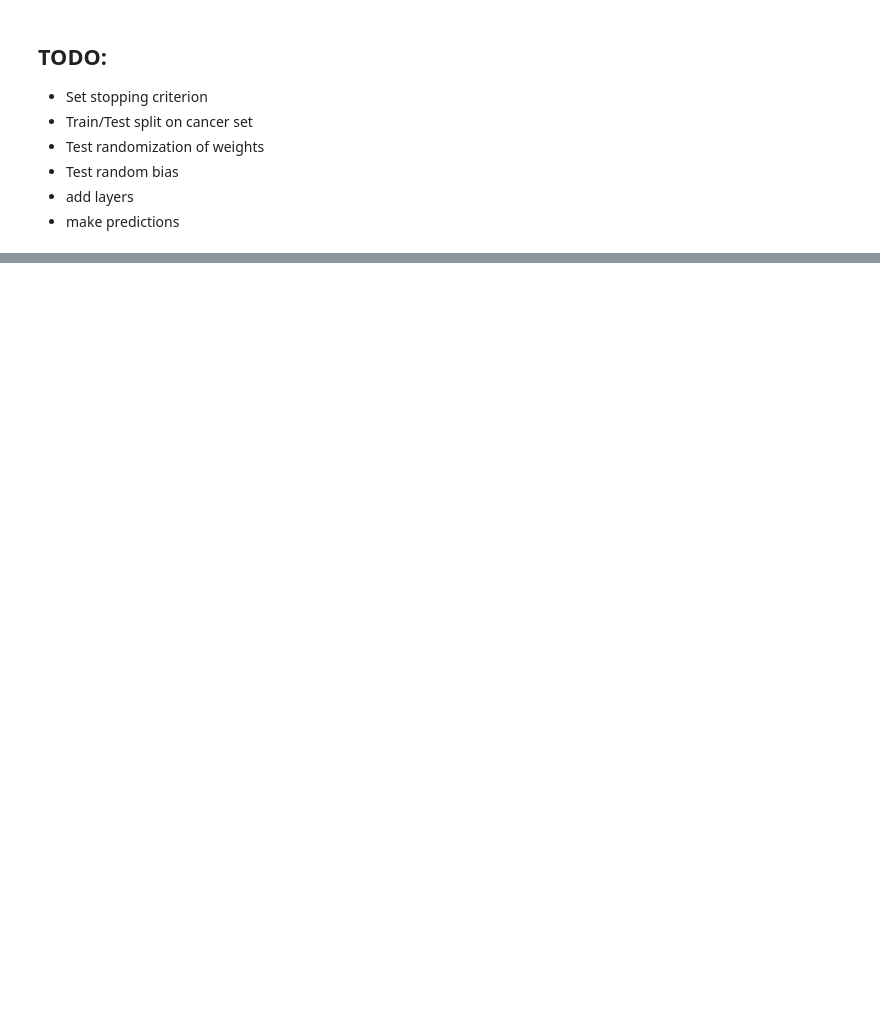
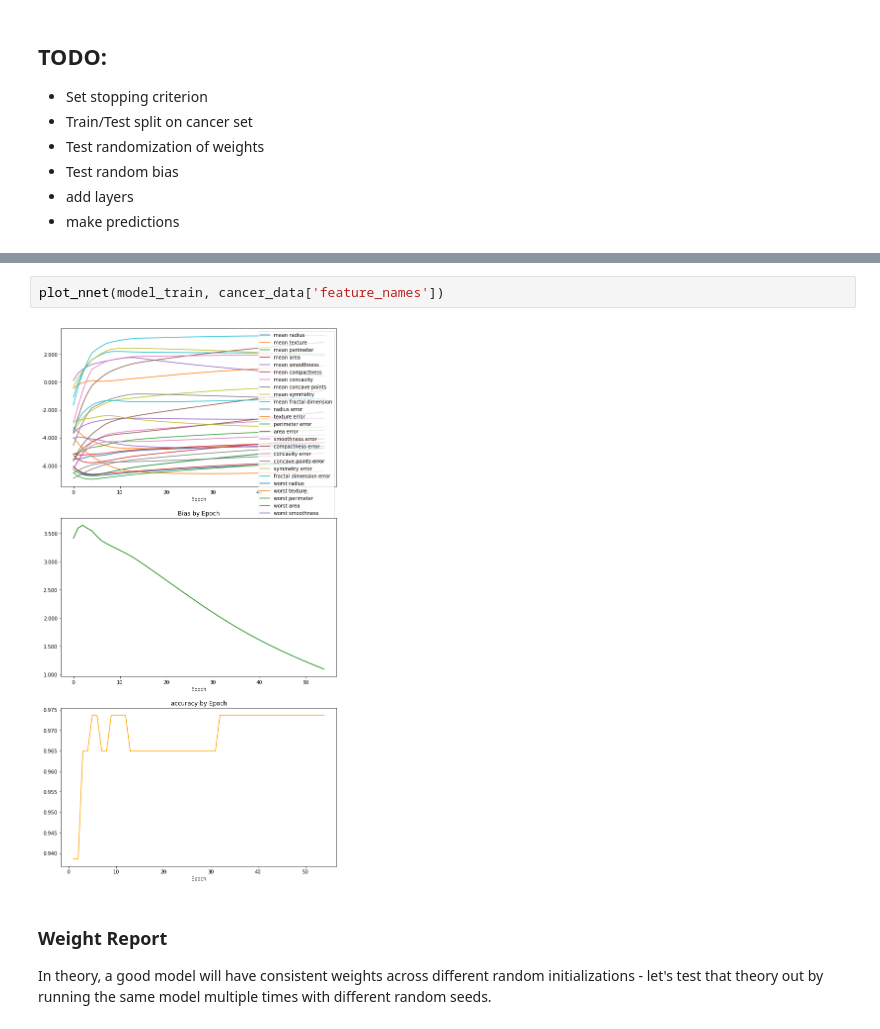
Before and after one commit to fastest-parrot/q_perceptron, a Jupyter notebook: q-tip-perceptron-cancer-model.ipynb, the cells around one changed output, grey strips where cells are left out. Cells and saved outputs as stored; diff of their text form; blank space fills up the shorter version.

```diff
--- a/q-tip-perceptron-cancer-model.ipynb
+++ b/q-tip-perceptron-cancer-model.ipynb
@@ -259,0 +354,8 @@ NameError: name 'new_results' is not defined
+# %%
+plot_nnet(model_train, cancer_data['feature_names'])
+# %% [output]
+[figure, added]
+# %% [markdown]
+### Weight Report
+
+In theory, a good model will have consistent weights across different random initializations - let's test that theory out by running the same model multiple times with different random seeds.
```
Also changed, not shown: parts of 57 cells of this notebook, 1 other file.
